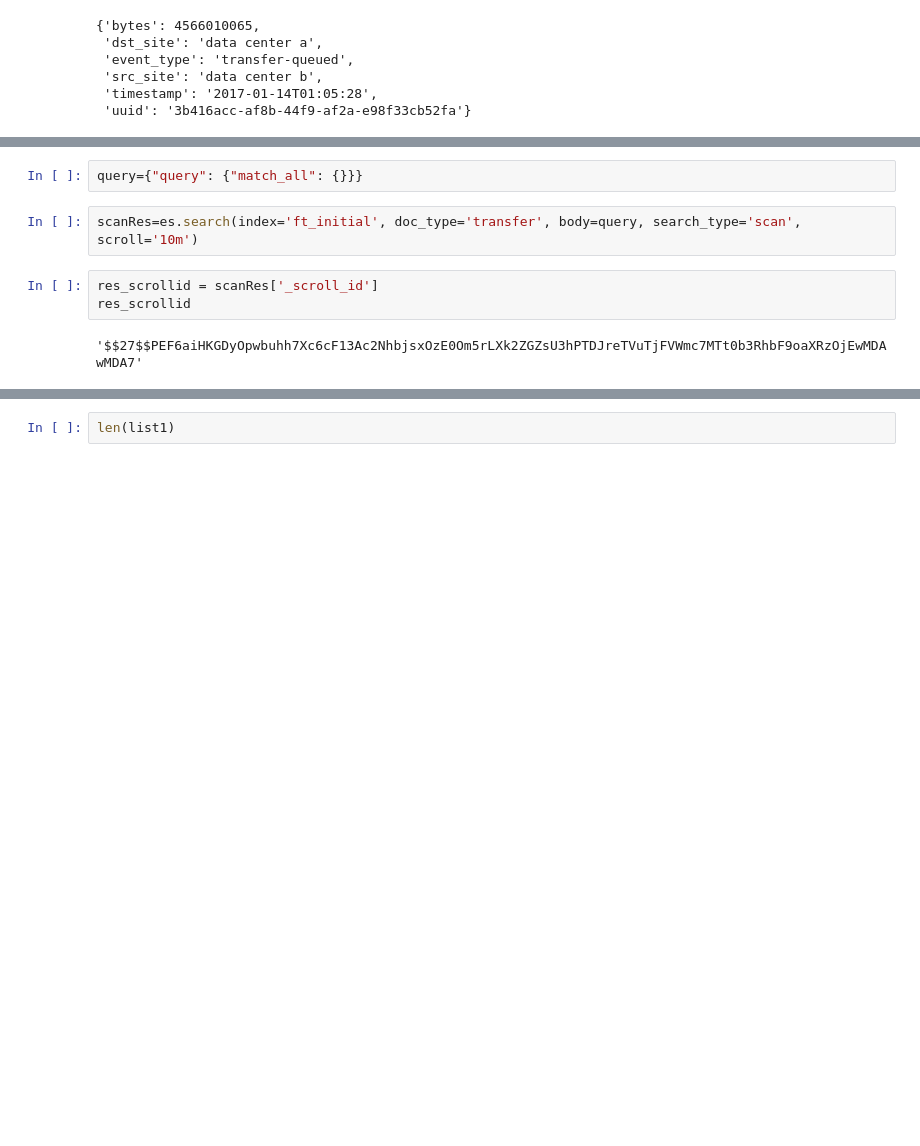
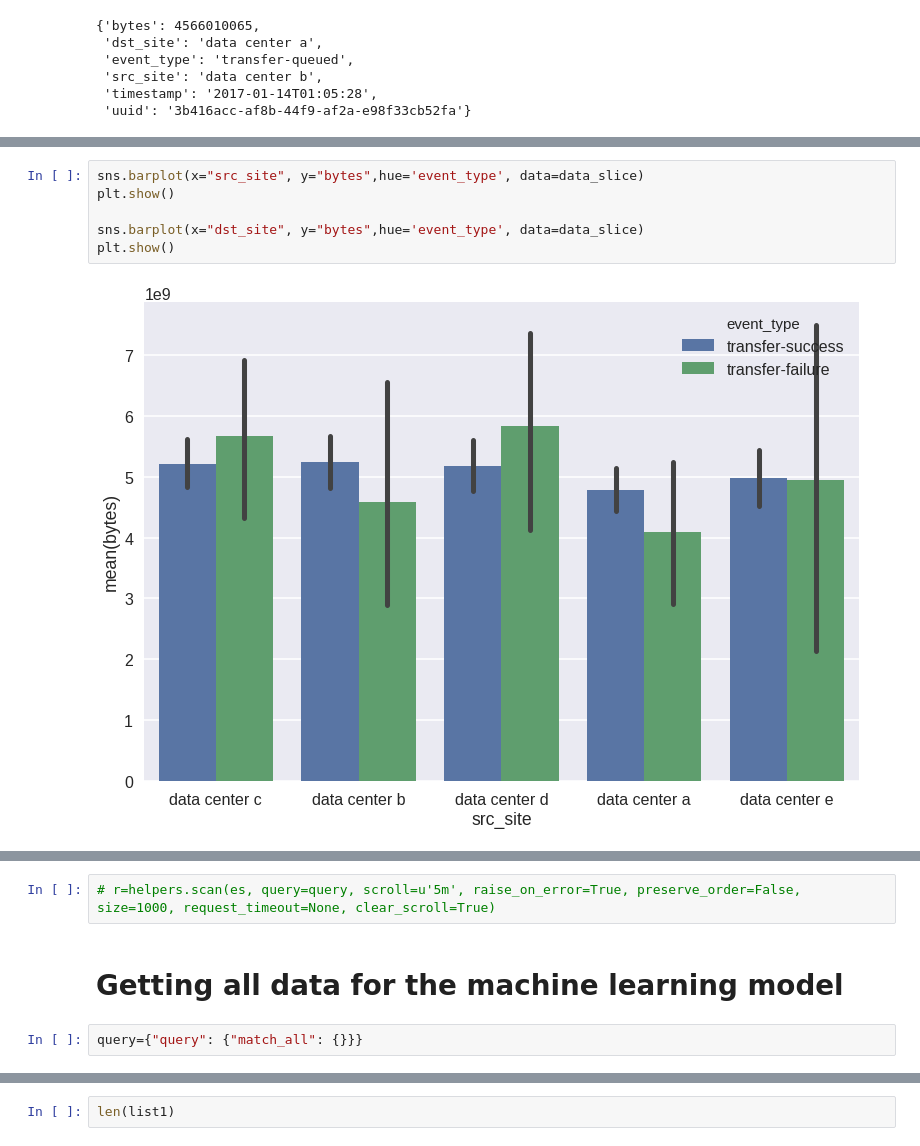
Before and after one commit to vyomshm/Keras-predicting-random-file-transfer-durations, a Jupyter notebook: Preprocess json.ipynb, the cells around one changed output, grey strips where cells are left out. Saved outputs shown, nothing was run; the diff lists cells and outputs as text; blank space fills up the shorter version.

```diff
--- a/Preprocess json.ipynb
+++ b/Preprocess json.ipynb
@@ -75,0 +177,8 @@ True
+# %%
+sns.barplot(x="src_site", y="bytes",hue='event_type', data=data_slice)
+plt.show()
+
+sns.barplot(x="dst_site", y="bytes",hue='event_type', data=data_slice)
+plt.show()
+# %% [output]
+[figure, added]
@@ -76,9 +186,6 @@ True
+# %%
+# r=helpers.scan(es, query=query, scroll=u'5m', raise_on_error=True, preserve_order=False, size=1000, request_timeout=None, clear_scroll=True)
+# %% [markdown]
+# Getting all data for the machine learning model
 # %%
 query={"query": {"match_all": {}}}
-# %%
-scanRes=es.search(index='ft_initial', doc_type='transfer', body=query, search_type='scan', scroll='10m')
-# %%
-res_scrollid = scanRes['_scroll_id']
-res_scrollid
-# %% [output]
-'$$27$$PEF6aiHKGDyOpwbuhh7Xc6cF13Ac2NhbjsxOzE0Om5rLXk2ZGZsU3hPTDJreTVuTjFVWmc7MTt0b3RhbF9oaXRzOjEwMDAwMDA7'
```
Also changed, not shown: parts of 44 cells of this notebook, 1 other file.
